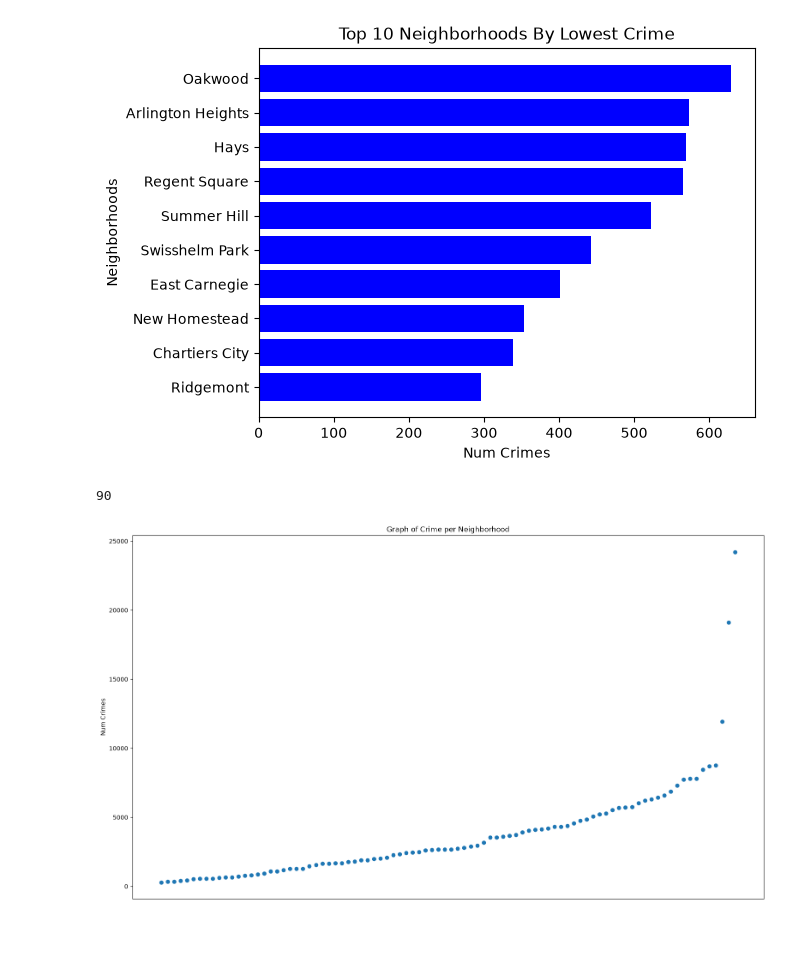
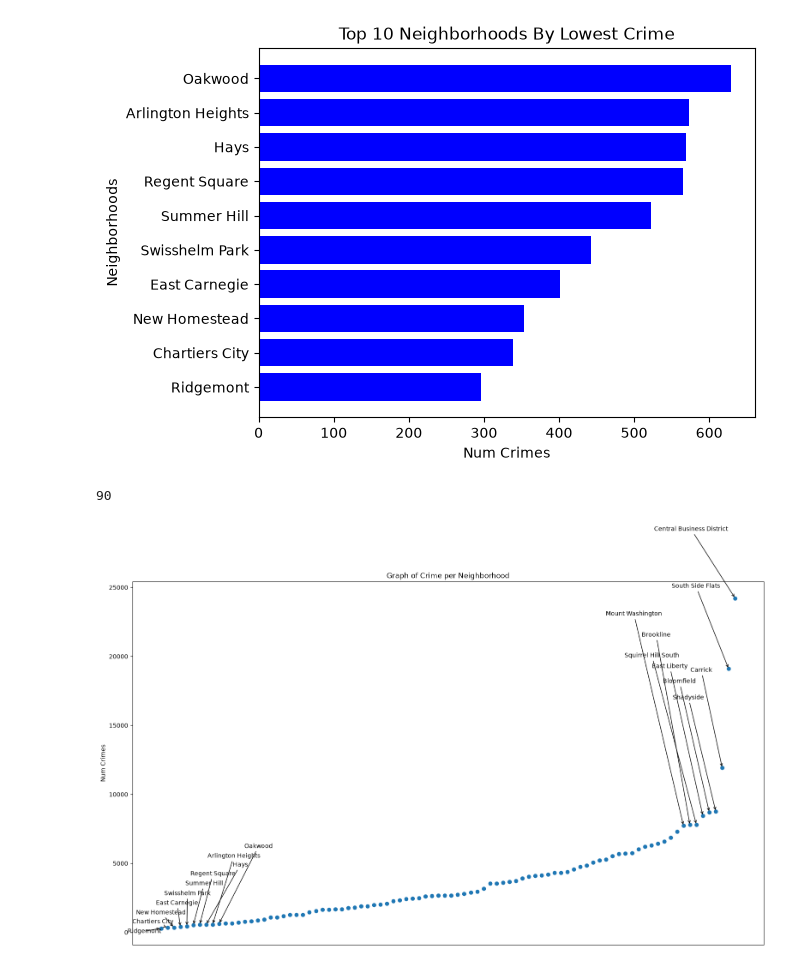
Before and after one commit to esaywitz/CS-0010-Final-Project-Best-Neighborhood, a Jupyter notebook: Crime-Christopher-Lattari.ipynb, the cells around one changed output. Drawn from its saved outputs; the diff is of its cells as text; code cells hidden in the pictures; blank space fills up the shorter version.

Commit message:
Labeled top 10 and bottom 10 on graph

```diff
--- a/Crime-Christopher-Lattari.ipynb
+++ b/Crime-Christopher-Lattari.ipynb
@@ -78,22 +78,28 @@ plt.show()
 # %%
 x= []
 allNeighborhoods=[]
 i=0
 while i<len(numCrimeList):
     x.append(i)
     allNeighborhoods.append(crimePerNeighborhood[numCrimeList[i]])
     i+=1
 
 y=numCrimeList
 print(len(numCrimeList))
 
 plt.figure(figsize=(19,11))
 plt.scatter(x,y)
 plt.ylabel('Num Crimes')
 plt.title('Graph of Crime per Neighborhood')
 plt.gca().xaxis.set_visible(False)
 
+for i in range(len(x)):
+    if(i<10):
+        plt.annotate(allNeighborhoods[i],(x[i],y[i]),textcoords="offset points",xytext=(i*10,i*15),ha='right',va='top',arrowprops=dict(facecolor='black',arrowstyle='->'))
+    if(i>(len(x)-10)):
+        plt.annotate(allNeighborhoods[i],(x[i],y[i]),textcoords="offset points",xytext=(-((i-len(numCrimeList))-10)*((i-len(numCrimeList))-10)/10,((i-len(numCrimeList))-10)*((i-len(numCrimeList))-10)),ha='right',va='top',arrowprops=dict(facecolor='black',arrowstyle='->'))
+
 plt.show()
 # %% [output]
 90
-[figure, old version]
+[figure, new version]
```
